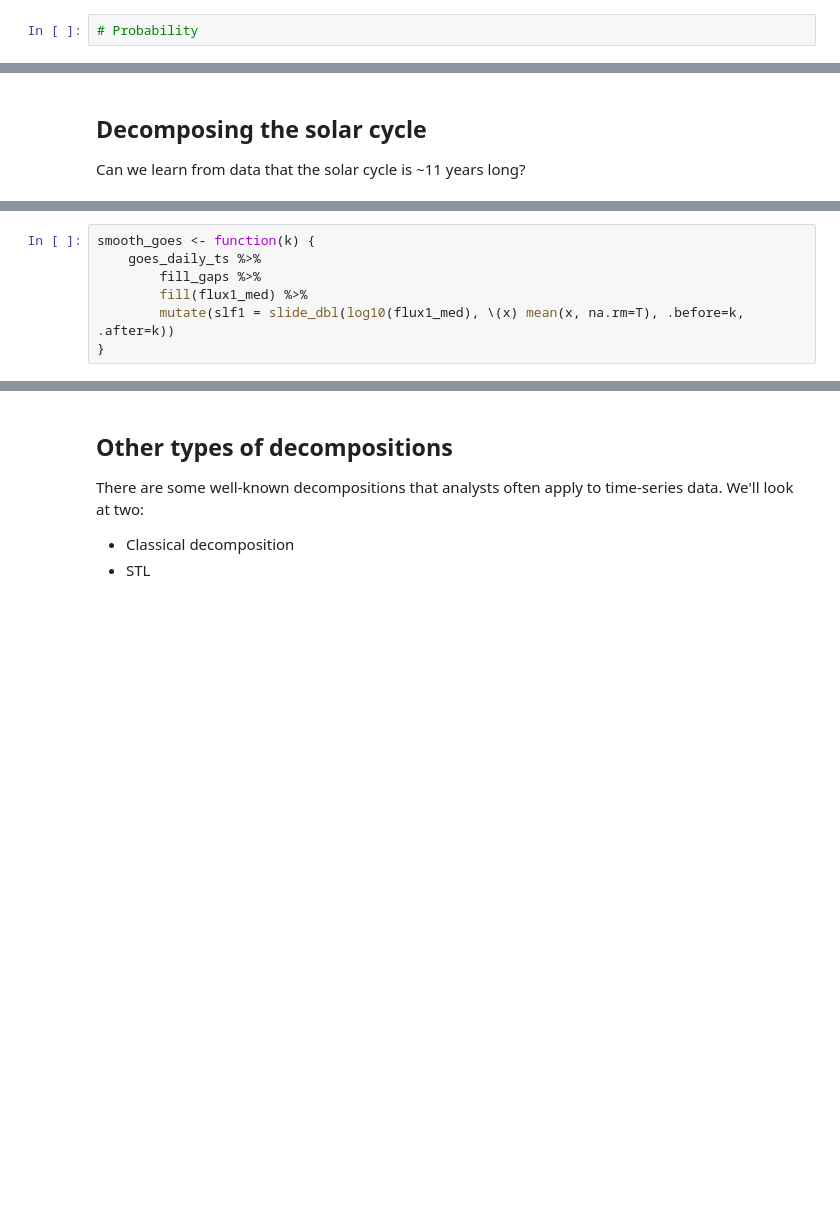
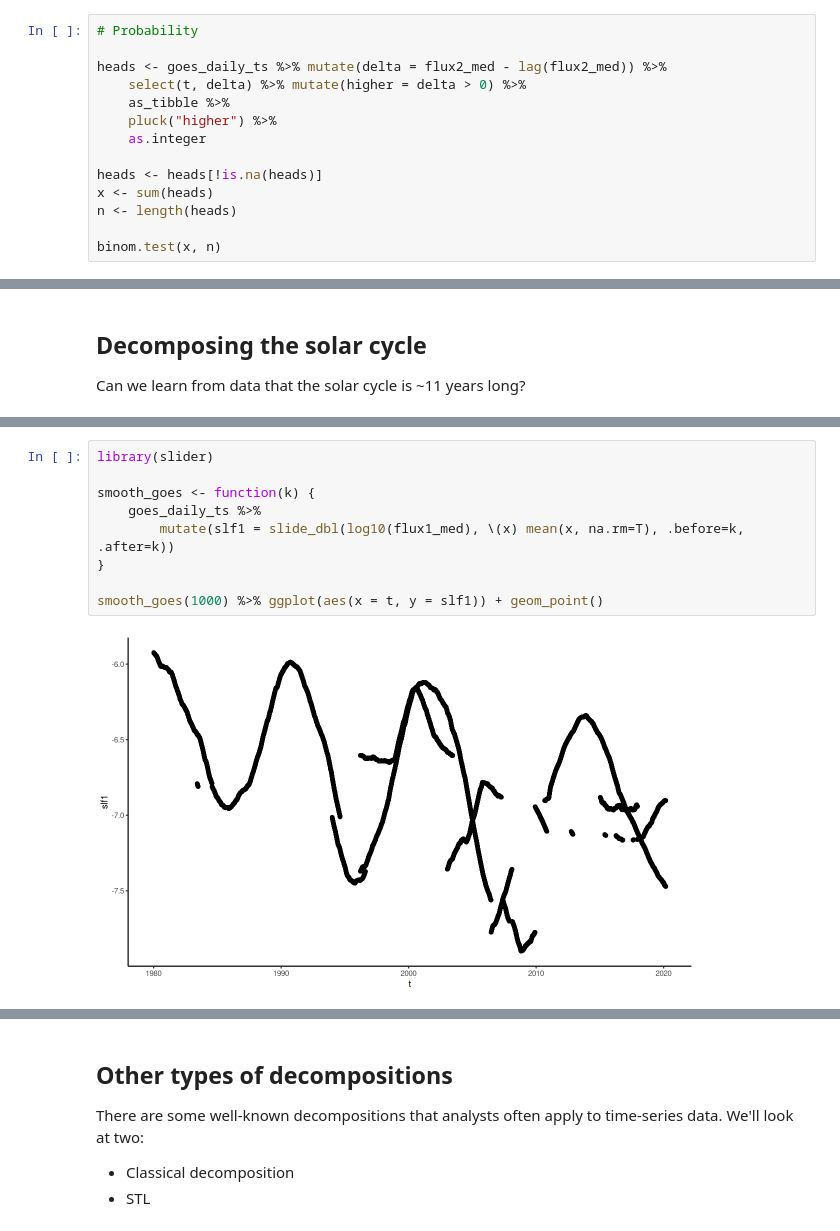
Before and after one commit to terhorst/stats504, a Jupyter notebook: lectures/week5/slides.ipynb, the cells around one changed output, grey strips where cells are left out. Cells and saved outputs as stored; diff of their text form; blank space fills up the shorter version.

Commit message:
update slides

```diff
--- a/lectures/week5/slides.ipynb
+++ b/lectures/week5/slides.ipynb
@@ -280,3 +305,15 @@ B. Significantly >1/2 <br/>
 C. Significantly <1/2 <br/>
 # %%
 # Probability
+
+heads <- goes_daily_ts %>% mutate(delta = flux2_med - lag(flux2_med)) %>%
+    select(t, delta) %>% mutate(higher = delta > 0) %>%
+    as_tibble %>%
+    pluck("higher") %>%
+    as.integer
+
+heads <- heads[!is.na(heads)]
+x <- sum(heads)
+n <- length(heads)
+
+binom.test(x, n)
@@ -318,10 +412,14 @@ A tbl_ts: 1 × 3
 # %%
+library(slider)
+
 smooth_goes <- function(k) {
     goes_daily_ts %>%
-        fill_gaps %>%
-        fill(flux1_med) %>%
         mutate(slf1 = slide_dbl(log10(flux1_med), \(x) mean(x, na.rm=T), .before=k, .after=k))
 }
+
+smooth_goes(1000) %>% ggplot(aes(x = t, y = slf1)) + geom_point()
+# %% [output]
+[figure, added]
 # %%
 library(slider)
 library(lomb)
```
Also changed, not shown: parts of 20 cells of this notebook.
